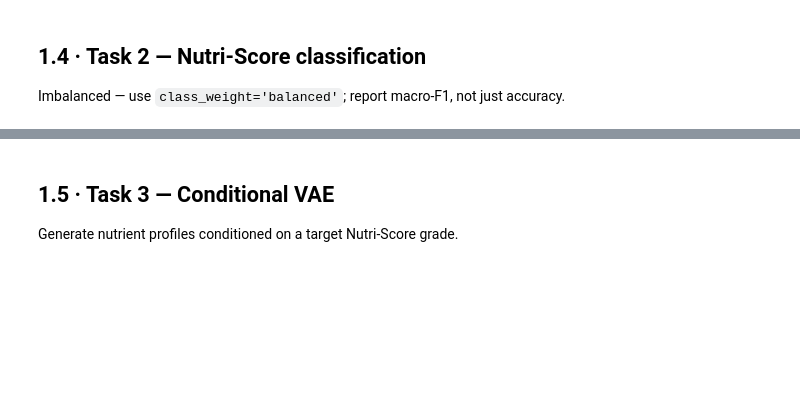
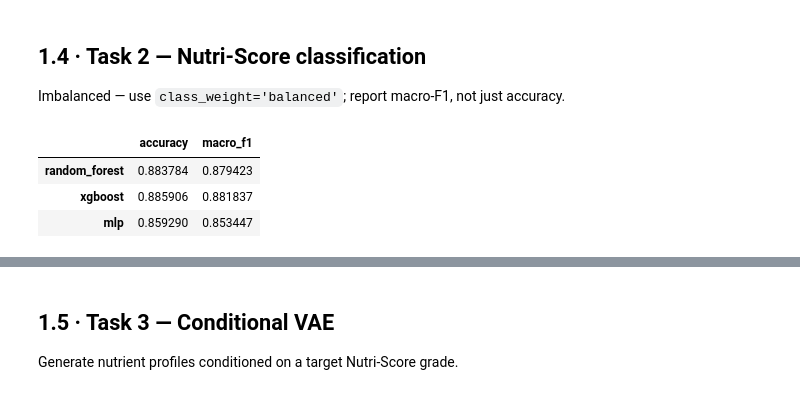
Before and after one commit to shekeraoleksandr/AI-NutriCoach, a Jupyter notebook: NutriCoach_Capstone.ipynb, the cells around one changed output, grey strips where cells are left out. Cells and saved outputs as stored; diff of their text form; code cells hidden in the pictures; blank space fills up the shorter version.

```diff
--- a/NutriCoach_Capstone.ipynb
+++ b/NutriCoach_Capstone.ipynb
@@ -84,14 +129,19 @@ M.save_model(best, M.REG_PATH); print('saved regressor:', best_name)
 Imbalanced — use `class_weight='balanced'`; report macro-F1, not just accuracy.
 # %%
 Xtr, Xte, ytr, yte = data.split_classification(df)
-# XGBoost needs numeric labels -> encode grades a..e as 0..4 (consistent across models)
 g2i = {g: i for i, g in enumerate(C.NUTRISCORE_GRADES)}
-ytr_e = np.array([g2i[y] for y in ytr]); yte_e = np.array([g2i[y] for y in yte])
+ytr_e = np.array([g2i[y] for y in ytr])
+yte_e = np.array([g2i[y] for y in yte])
 clf_results = {}
 for name, model in M.build_classifiers(class_weight='balanced').items():
     model.fit(Xtr, ytr_e)
     clf_results[name] = E.classification_metrics(yte_e, model.predict(Xte))
 clf_df = pd.DataFrame(clf_results).T; clf_df
+# %% [output]
+|  | accuracy | macro_f1 |
+| random_forest | 0.883784 | 0.879423 |
+| xgboost | 0.885906 | 0.881837 |
+| mlp | 0.859290 | 0.853447 |
 # %%
 from sklearn.metrics import confusion_matrix, ConfusionMatrixDisplay
 best_clf_name = clf_df['macro_f1'].idxmax()
```
Also changed, not shown: parts of 29 cells of this notebook.
